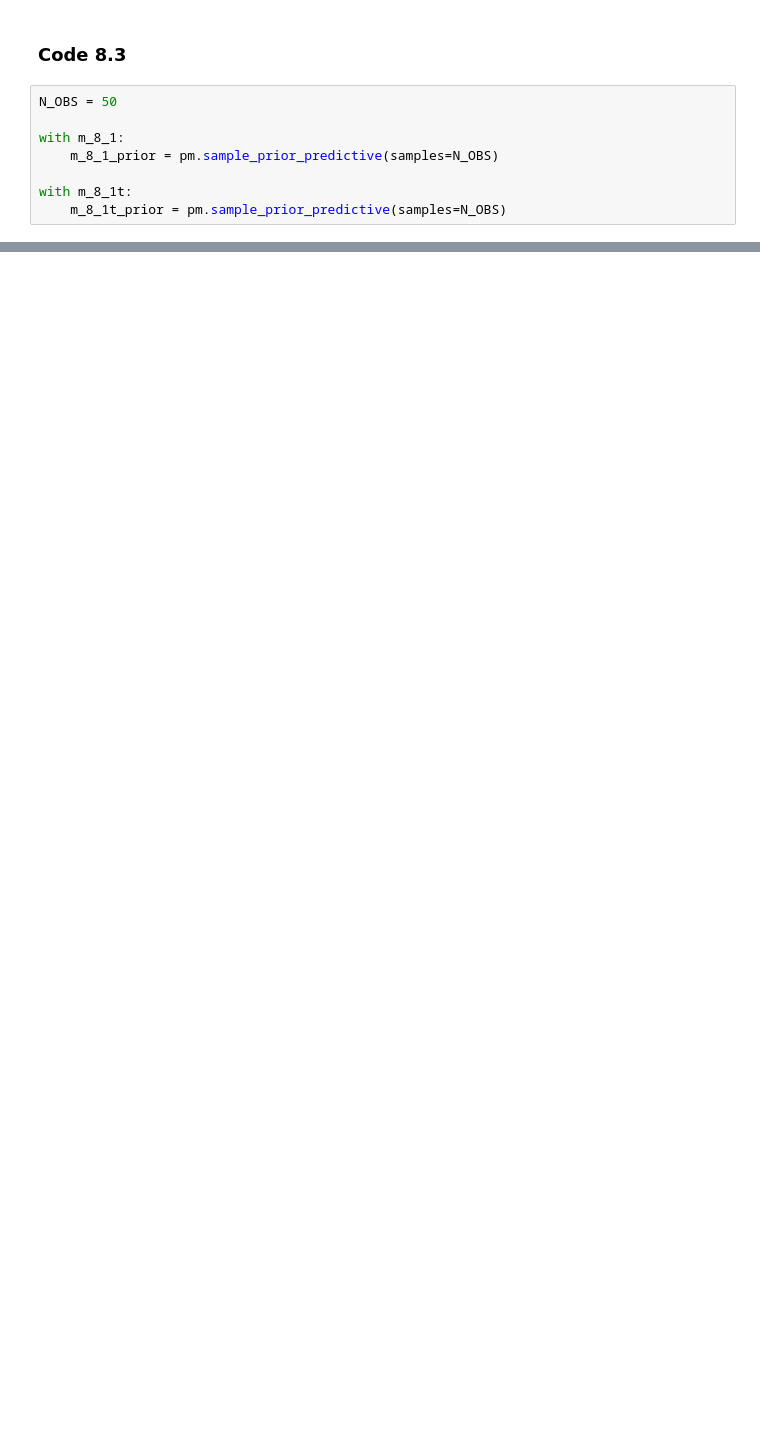
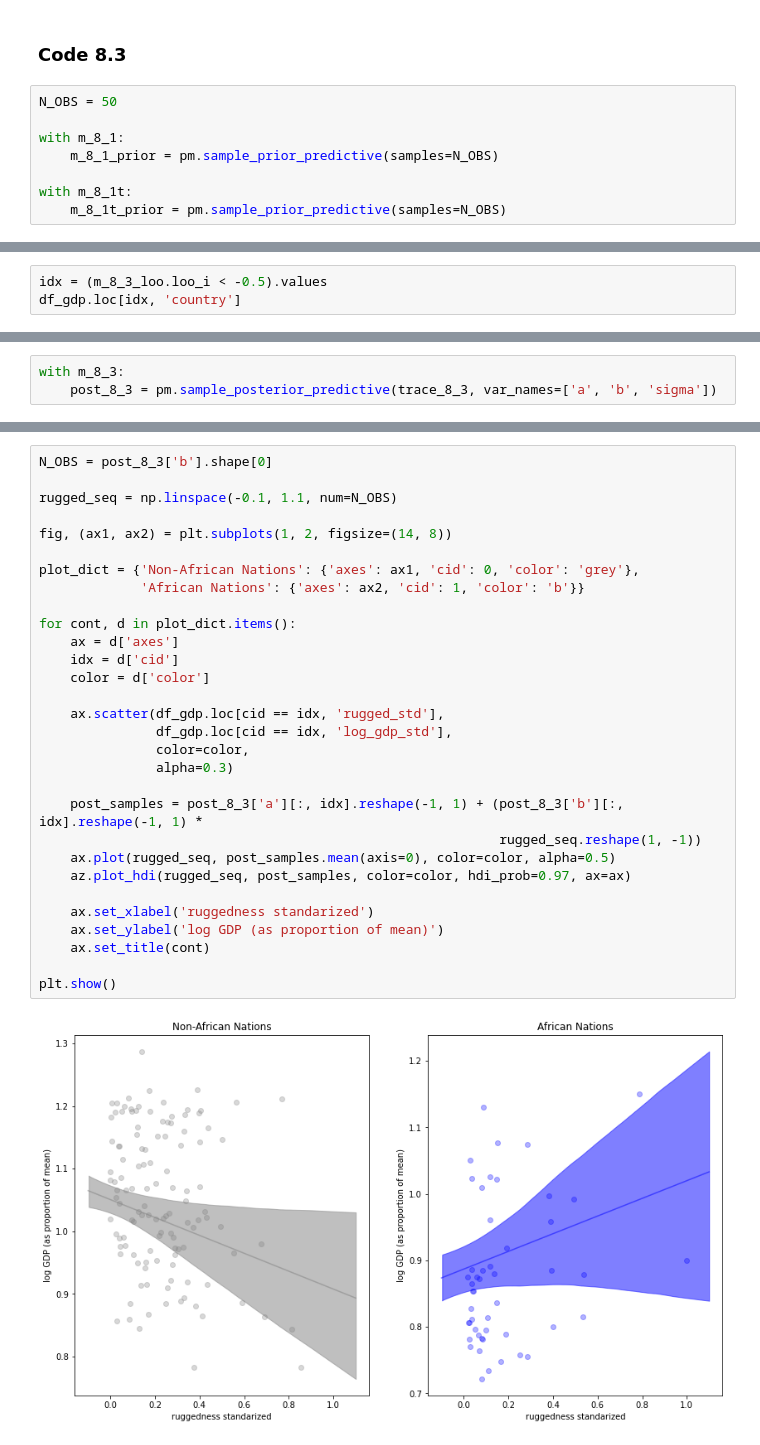
Before and after one commit to somnath1077/statistical_rethinking, a Jupyter notebook: code/ch08/nb01_rugged_model.ipynb, the cells around one changed output, grey strips where cells are left out. Saved outputs shown, nothing was run; the diff lists cells and outputs as text; blank space fills up the shorter version.

```diff
--- a/code/ch08/nb01_rugged_model.ipynb
+++ b/code/ch08/nb01_rugged_model.ipynb
@@ -167,0 +334,3 @@ plt.show()
+# %%
+idx = (m_8_3_loo.loo_i < -0.5).values
+df_gdp.loc[idx, 'country']
@@ -167,0 +348,3 @@ plt.show()
+# %%
+with m_8_3:
+    post_8_3 = pm.sample_posterior_predictive(trace_8_3, var_names=['a', 'b', 'sigma'])
@@ -167,0 +355,32 @@ plt.show()
+# %%
+N_OBS = post_8_3['b'].shape[0]
+
+rugged_seq = np.linspace(-0.1, 1.1, num=N_OBS)
+
+fig, (ax1, ax2) = plt.subplots(1, 2, figsize=(14, 8))
+
+plot_dict = {'Non-African Nations': {'axes': ax1, 'cid': 0, 'color': 'grey'},
+             'African Nations': {'axes': ax2, 'cid': 1, 'color': 'b'}}
+
+for cont, d in plot_dict.items():
+    ax = d['axes']
+    idx = d['cid']
+    color = d['color']
+
+    ax.scatter(df_gdp.loc[cid == idx, 'rugged_std'],
+               df_gdp.loc[cid == idx, 'log_gdp_std'],
+               color=color,
+               alpha=0.3)
+
+    post_samples = post_8_3['a'][:, idx].reshape(-1, 1) + (post_8_3['b'][:, idx].reshape(-1, 1) *
+                                                           rugged_seq.reshape(1, -1))
+    ax.plot(rugged_seq, post_samples.mean(axis=0), color=color, alpha=0.5)
+    az.plot_hdi(rugged_seq, post_samples, color=color, hdi_prob=0.97, ax=ax)
+
+    ax.set_xlabel('ruggedness standarized')
+    ax.set_ylabel('log GDP (as proportion of mean)')
+    ax.set_title(cont)
+
+plt.show()
+# %% [output]
+[figure, added]
```
Also changed, not shown: parts of 31 cells of this notebook.
